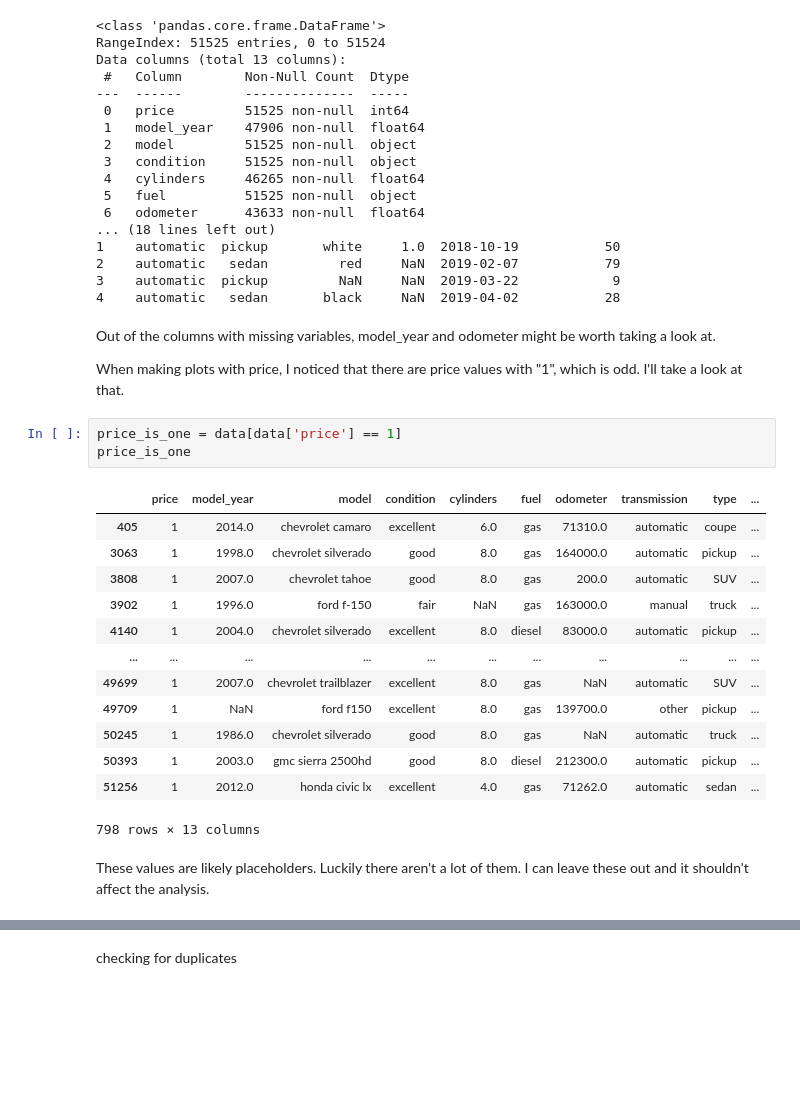
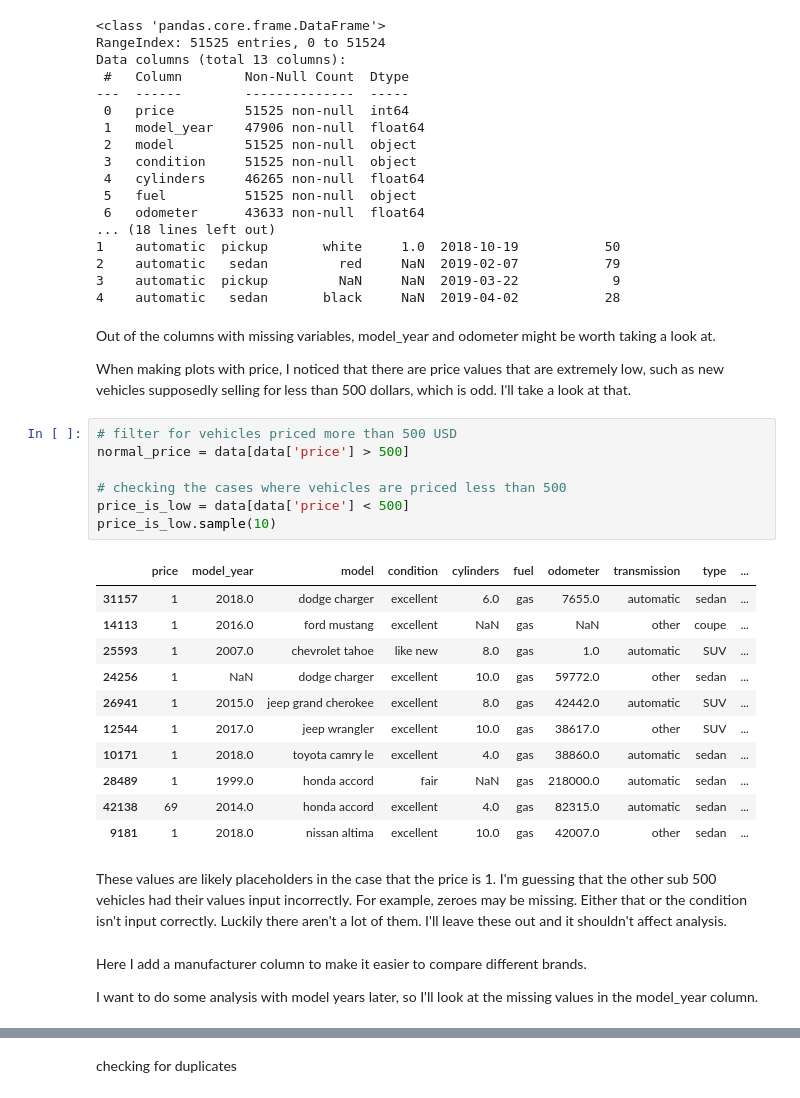
Before and after one commit to Ransu-33/car-banana, a Jupyter notebook: notebooks/EDA.ipynb, the cells around one changed output, grey strips where cells are left out. Saved outputs shown, nothing was run; the diff lists cells and outputs as text; blank space fills up the shorter version.

```diff
--- a/notebooks/EDA.ipynb
+++ b/notebooks/EDA.ipynb
@@ -34,23 +34,29 @@ Data columns (total 13 columns):
 # %% [markdown]
 Out of the columns with missing variables, model_year and odometer might be worth taking a look at.
 
-When making plots with price, I noticed that there are price values with "1", which is odd. I'll take a look at that.
+When making plots with price, I noticed that there are price values that are extremely low, such as new vehicles supposedly selling for less than 500 dollars, which is odd. I'll take a look at that.
-# %%
-price_is_one = data[data['price'] == 1]
-price_is_one
-# %% [output]
-|  | price | model_year | model | condition | cylinders | fuel | odometer | transmission | type | ... |
-| 405 | 1 | 2014.0 | chevrolet camaro | excellent | 6.0 | gas | 71310.0 | automatic | coupe | ... |
-| 3063 | 1 | 1998.0 | chevrolet silverado | good | 8.0 | gas | 164000.0 | automatic | pickup | ... |
-| 3808 | 1 | 2007.0 | chevrolet tahoe | good | 8.0 | gas | 200.0 | automatic | SUV | ... |
-| 3902 | 1 | 1996.0 | ford f-150 | fair | NaN | gas | 163000.0 | manual | truck | ... |
-| 4140 | 1 | 2004.0 | chevrolet silverado | excellent | 8.0 | diesel | 83000.0 | automatic | pickup | ... |
-| ... | ... | ... | ... | ... | ... | ... | ... | ... | ... | ... |
-| 49699 | 1 | 2007.0 | chevrolet trailblazer | excellent | 8.0 | gas | NaN | automatic | SUV | ... |
-| 49709 | 1 | NaN | ford f150 | excellent | 8.0 | gas | 139700.0 | other | pickup | ... |
-| 50245 | 1 | 1986.0 | chevrolet silverado | good | 8.0 | gas | NaN | automatic | truck | ... |
-| 50393 | 1 | 2003.0 | gmc sierra 2500hd | good | 8.0 | diesel | 212300.0 | automatic | pickup | ... |
-| 51256 | 1 | 2012.0 | honda civic lx | excellent | 4.0 | gas | 71262.0 | automatic | sedan | ... |
-798 rows × 13 columns
+# %%
+# filter for vehicles priced more than 500 USD
+normal_price = data[data['price'] > 500]
+
+# checking the cases where vehicles are priced less than 500
+price_is_low = data[data['price'] < 500]
+price_is_low.sample(10)
+# %% [output]
+|  | price | model_year | model | condition | cylinders | fuel | odometer | transmission | type | ... |
+| 31157 | 1 | 2018.0 | dodge charger | excellent | 6.0 | gas | 7655.0 | automatic | sedan | ... |
+| 14113 | 1 | 2016.0 | ford mustang | excellent | NaN | gas | NaN | other | coupe | ... |
+| 25593 | 1 | 2007.0 | chevrolet tahoe | like new | 8.0 | gas | 1.0 | automatic | SUV | ... |
+| 24256 | 1 | NaN | dodge charger | excellent | 10.0 | gas | 59772.0 | other | sedan | ... |
+| 26941 | 1 | 2015.0 | jeep grand cherokee | excellent | 8.0 | gas | 42442.0 | automatic | SUV | ... |
+| 12544 | 1 | 2017.0 | jeep wrangler | excellent | 10.0 | gas | 38617.0 | other | SUV | ... |
+| 10171 | 1 | 2018.0 | toyota camry le | excellent | 4.0 | gas | 38860.0 | automatic | sedan | ... |
+| 28489 | 1 | 1999.0 | honda accord | fair | NaN | gas | 218000.0 | automatic | sedan | ... |
+| 42138 | 69 | 2014.0 | honda accord | excellent | 4.0 | gas | 82315.0 | automatic | sedan | ... |
+| 9181 | 1 | 2018.0 | nissan altima | excellent | 10.0 | gas | 42007.0 | other | sedan | ... |
 # %% [markdown]
-These values are likely placeholders. Luckily there aren't a lot of them. I can leave these out and it shouldn't affect the analysis.
+These values are likely placeholders in the case that the price is 1. I'm guessing that the other sub 500 vehicles had their values input incorrectly. For example, zeroes may be missing. Either that or the condition isn't input correctly. Luckily there aren't a lot of them. I'll leave these out and it shouldn't affect analysis.
+# %% [markdown]
+Here I add a manufacturer column to make it easier to compare different brands.
+
+I want to do some analysis with model years later, so I'll look at the missing values in the model_year column.
```
Also changed, not shown: parts of 4 cells of this notebook, 2 other files.
